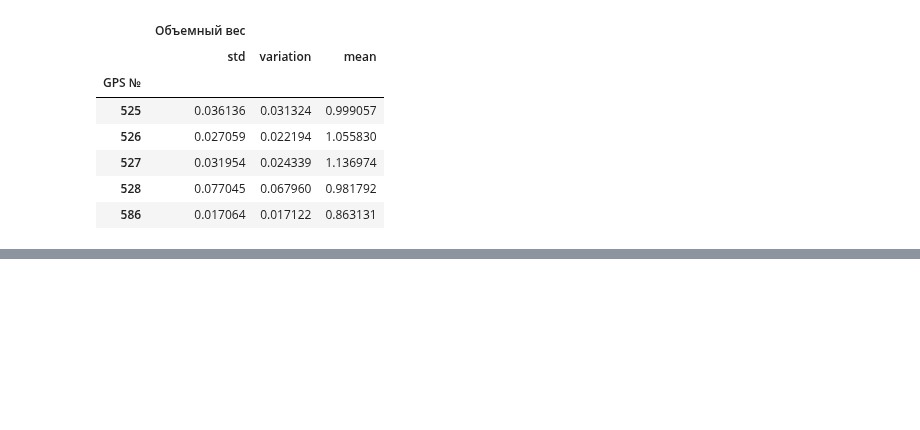
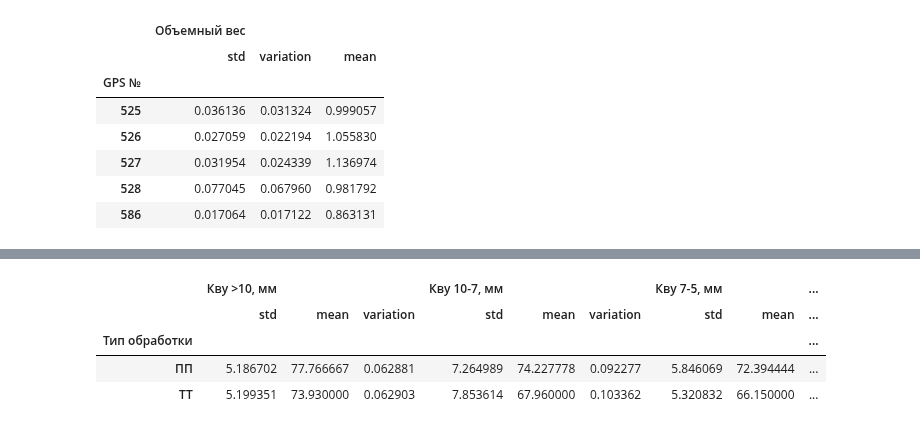
Before and after one commit to hukitoc94/total_archangelskiy, a Jupyter notebook: field_data/agrophysics.ipynb, the cells around one changed output, grey strips where cells are left out. Cells and saved outputs as stored; diff of their text form; code cells hidden in the pictures; blank space fills up the shorter version.

```diff
--- a/field_data/agrophysics.ipynb
+++ b/field_data/agrophysics.ipynb
@@ -122,0 +164,8 @@ stats
+# %%
+stats
+# %% [output]
+|  | Кву >10, мм |  |  | Кву 10-7, мм |  |  | Кву 7-5, мм |  | ... |
+|  | std | mean | variation | std | mean | variation | std | mean | ... |
+| Тип обработки |  |  |  |  |  |  |  |  | ... |
+| ПП | 5.186702 | 77.766667 | 0.062881 | 7.264989 | 74.227778 | 0.092277 | 5.846069 | 72.394444 | ... |
+| ТТ | 5.199351 | 73.930000 | 0.062903 | 7.853614 | 67.960000 | 0.103362 | 5.320832 | 66.150000 | ... |
```
Also changed, not shown: parts of 11 cells of this notebook, 8 other files.
